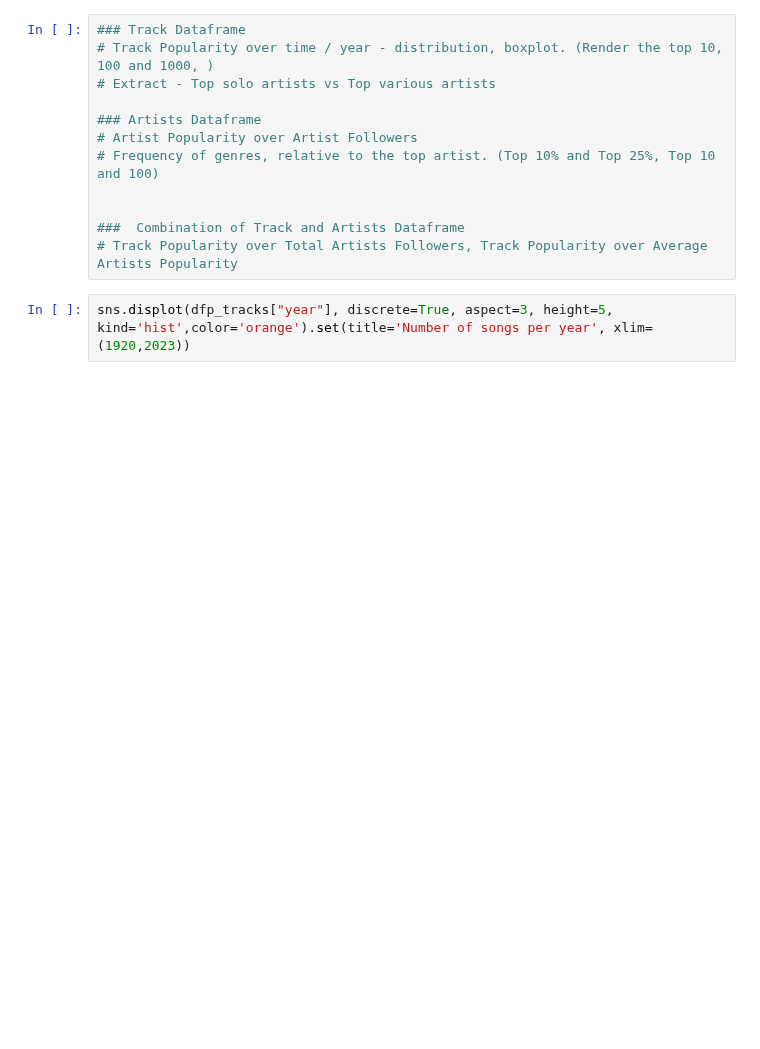
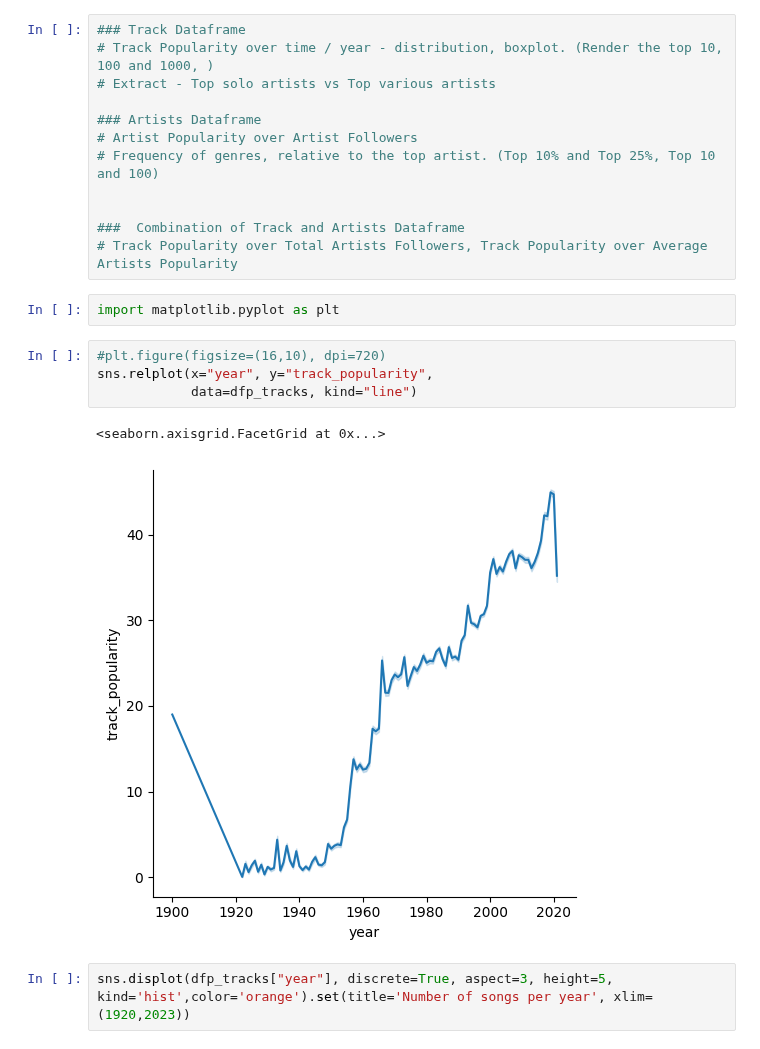
Before and after one commit to mavwong/SpotifyDataAnalysis, a Jupyter notebook: 03-analysis_criteria copy.ipynb, the cells around one changed output. Saved outputs shown, nothing was run; the diff lists cells and outputs as text; blank space fills up the shorter version.

```diff
--- a/03-analysis_criteria copy.ipynb
+++ b/03-analysis_criteria copy.ipynb
@@ -64,6 +64,15 @@ dfp_artists.head(3)
 
 ###  Combination of Track and Artists Dataframe
 # Track Popularity over Total Artists Followers, Track Popularity over Average Artists Popularity
+# %%
+import matplotlib.pyplot as plt
+# %%
+#plt.figure(figsize=(16,10), dpi=720)
+sns.relplot(x="year", y="track_popularity",
+            data=dfp_tracks, kind="line")
+# %% [output]
+<seaborn.axisgrid.FacetGrid at 0x...>
+[figure, added]
 # %%
 sns.displot(dfp_tracks["year"], discrete=True, aspect=3, height=5, kind='hist',color='orange').set(title='Number of songs per year', xlim=(1920,2023))
 # %% [output]
```
